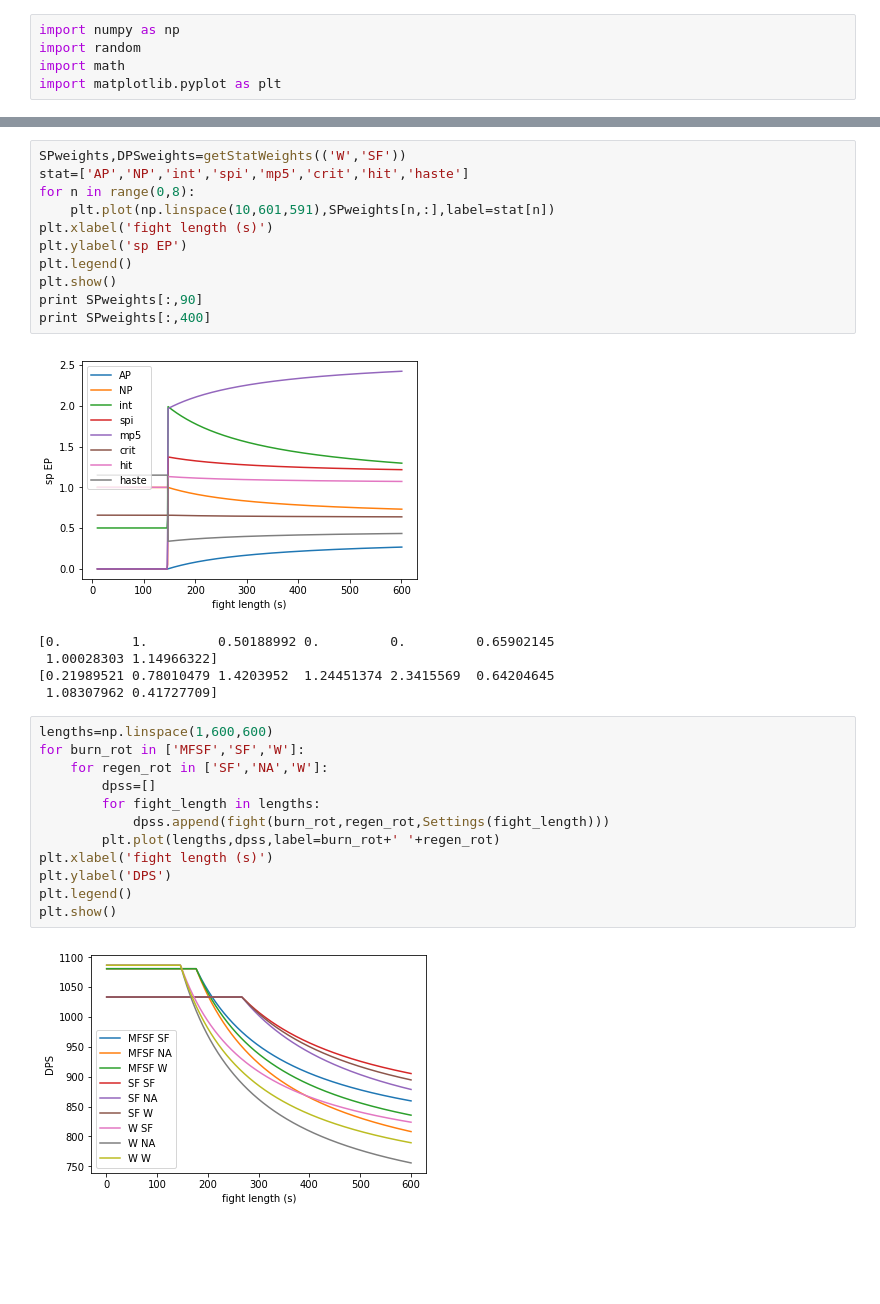
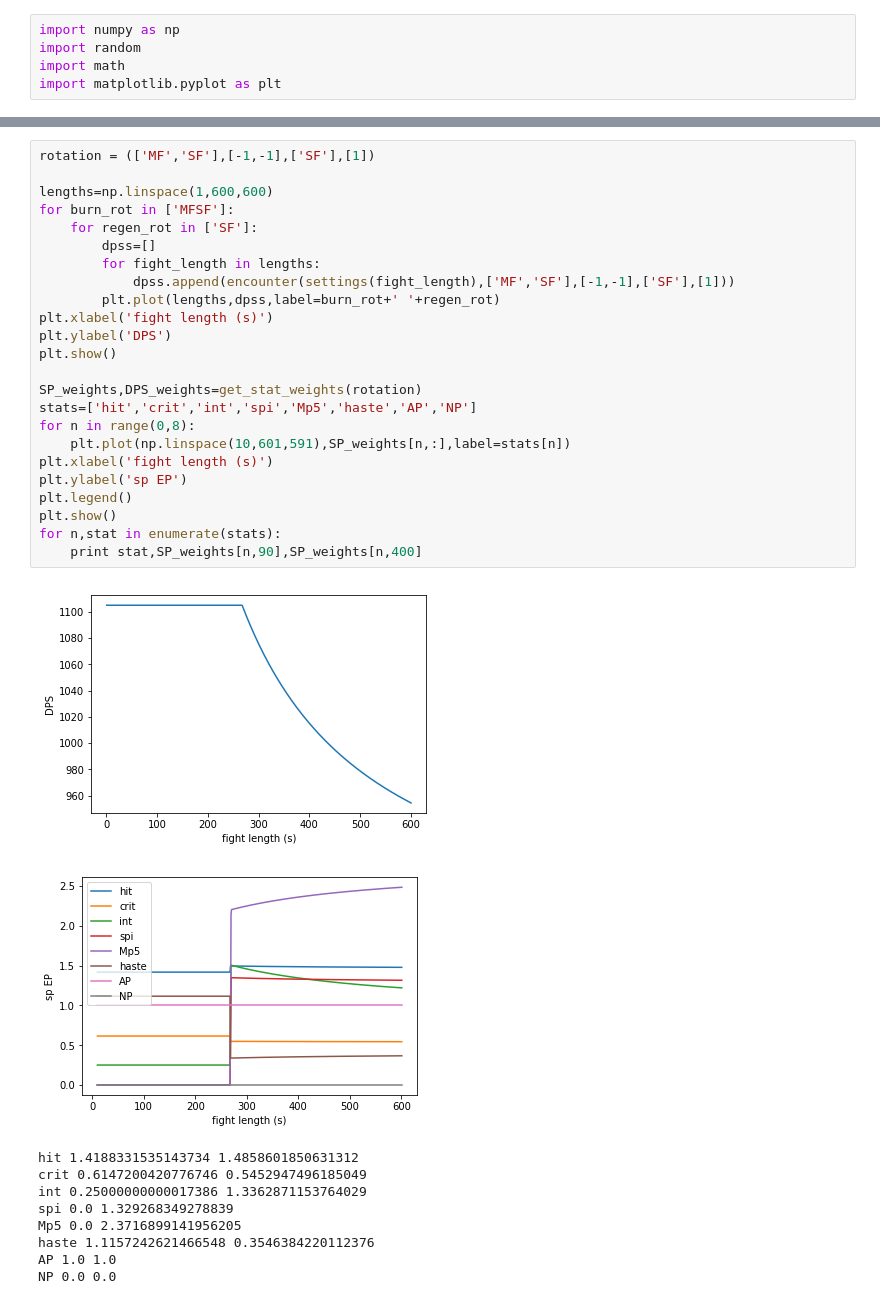
Before and after one commit to Ghostowl657/balance-TC, a Jupyter notebook: balance TC.ipynb, the cells around one changed output, grey strips where cells are left out. Drawn from its saved outputs; the diff is of its cells as text; blank space fills up the shorter version.

```diff
--- a/balance TC.ipynb
+++ b/balance TC.ipynb
@@ -183,31 +319,35 @@ def Settings(Tf,variation=(0,0,0,0,0,0,0,0,0)):
-# %%
-SPweights,DPSweights=getStatWeights(('W','SF'))
-stat=['AP','NP','int','spi','mp5','crit','hit','haste']
-for n in range(0,8):
-    plt.plot(np.linspace(10,601,591),SPweights[n,:],label=stat[n])
-plt.xlabel('fight length (s)')
-plt.ylabel('sp EP')
-plt.legend()
-plt.show()
-print SPweights[:,90]
-print SPweights[:,400]
-# %% [output]
-[figure, removed]
-[0.         1.         0.50188992 0.         0.         0.65902145
- 1.00028303 1.14966322]
-[0.21989521 0.78010479 1.4203952  1.24451374 2.3415569  0.64204645
- 1.08307962 0.41727709]
 # %%
+rotation = (['MF','SF'],[-1,-1],['SF'],[1])
+
 lengths=np.linspace(1,600,600)
-for burn_rot in ['MFSF','SF','W']:
-    for regen_rot in ['SF','NA','W']:
+for burn_rot in ['MFSF']:
+    for regen_rot in ['SF']:
         dpss=[]
         for fight_length in lengths:
-            dpss.append(fight(burn_rot,regen_rot,Settings(fight_length)))
+            dpss.append(encounter(settings(fight_length),['MF','SF'],[-1,-1],['SF'],[1]))
         plt.plot(lengths,dpss,label=burn_rot+' '+regen_rot)
 plt.xlabel('fight length (s)')
 plt.ylabel('DPS')
+plt.show()
+
+SP_weights,DPS_weights=get_stat_weights(rotation)
+stats=['hit','crit','int','spi','Mp5','haste','AP','NP']
+for n in range(0,8):
+    plt.plot(np.linspace(10,601,591),SP_weights[n,:],label=stats[n])
+plt.xlabel('fight length (s)')
+plt.ylabel('sp EP')
 plt.legend()
 plt.show()
+for n,stat in enumerate(stats):
+    print stat,SP_weights[n,90],SP_weights[n,400]
 # %% [output]
-[figure, old version]
+[figure, new version]
+[figure, added]
+hit 1.4188331535143734 1.4858601850631312
+crit 0.6147200420776746 0.5452947496185049
+int 0.25000000000017386 1.3362871153764029
+spi 0.0 1.329268349278839
+Mp5 0.0 2.3716899141956205
+haste 1.1157242621466548 0.3546384220112376
+AP 1.0 1.0
+NP 0.0 0.0
```
Also changed, not shown: parts of 9 cells of this notebook.
